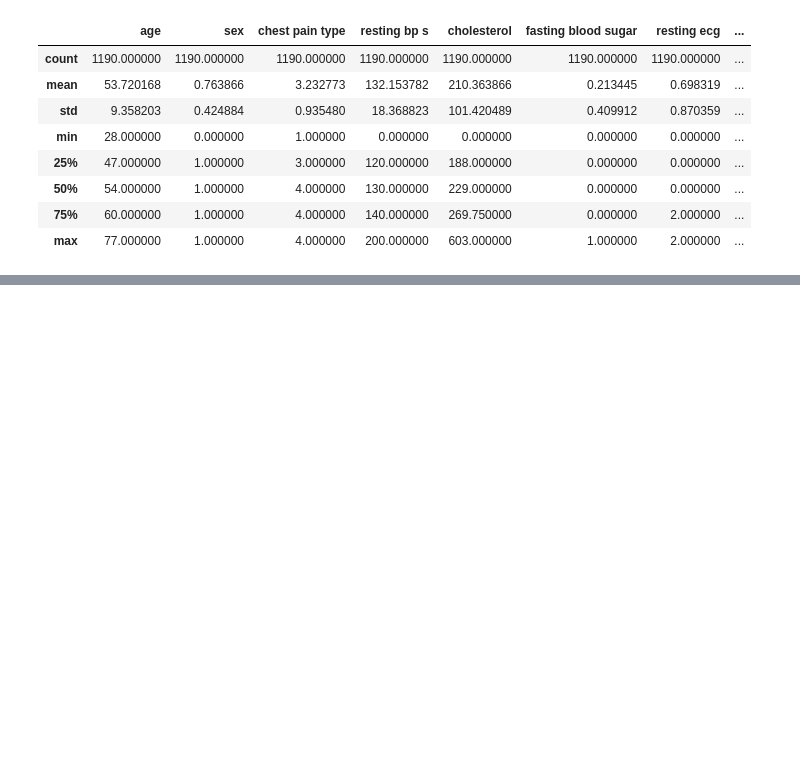
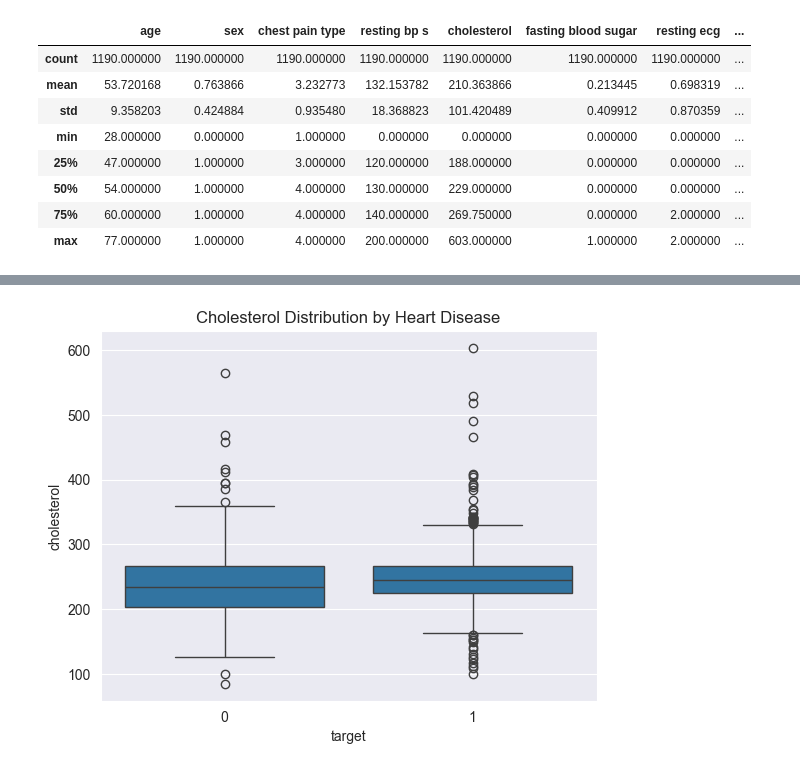
Before and after one commit to kardelenyurtkuran/heart-disease-prediction, a Jupyter notebook: notebooks/exploratory-data-analysis.ipynb, the cells around one changed output, grey strips where cells are left out. Saved outputs shown, nothing was run; the diff lists cells and outputs as text; code cells hidden in the pictures; blank space fills up the shorter version.

```diff
--- a/notebooks/exploratory-data-analysis.ipynb
+++ b/notebooks/exploratory-data-analysis.ipynb
@@ -95,0 +147,6 @@ np.int64(272)
+# %%
+sns.boxplot(data=df, x="target", y="cholesterol")
+plt.title("Cholesterol Distribution by Heart Disease")
+plt.show()
+# %% [output]
+[figure, added]
```
Also changed, not shown: parts of 11 cells of this notebook.
